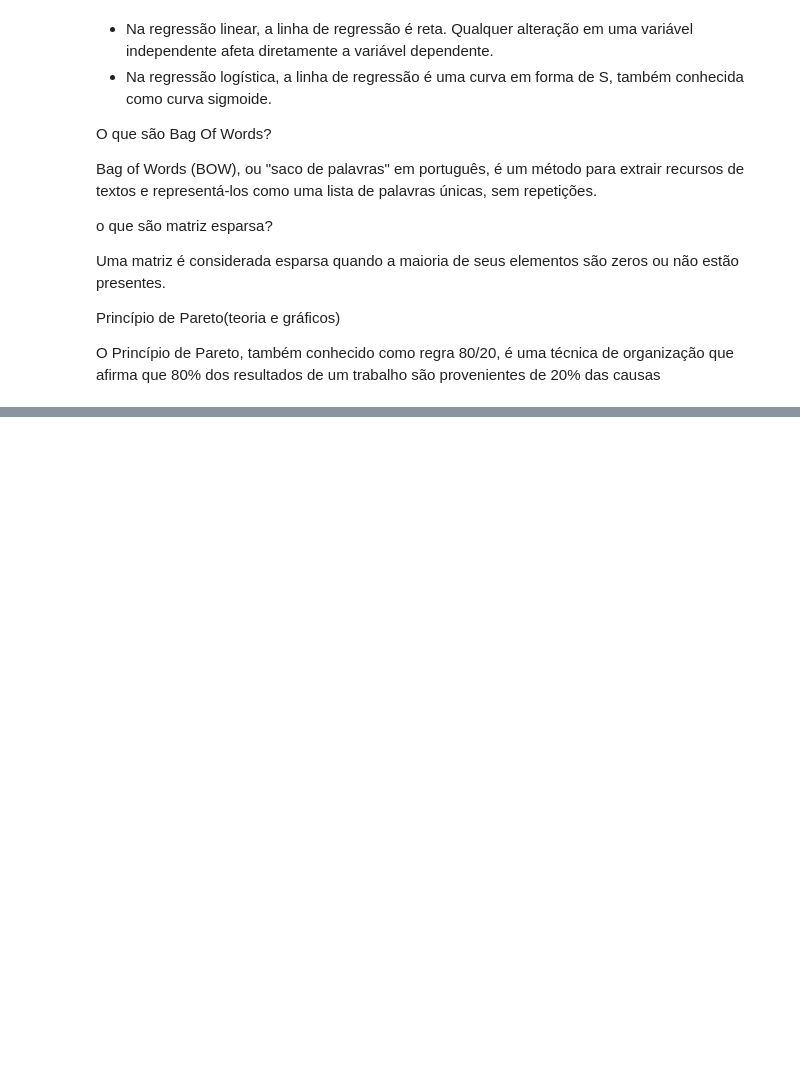
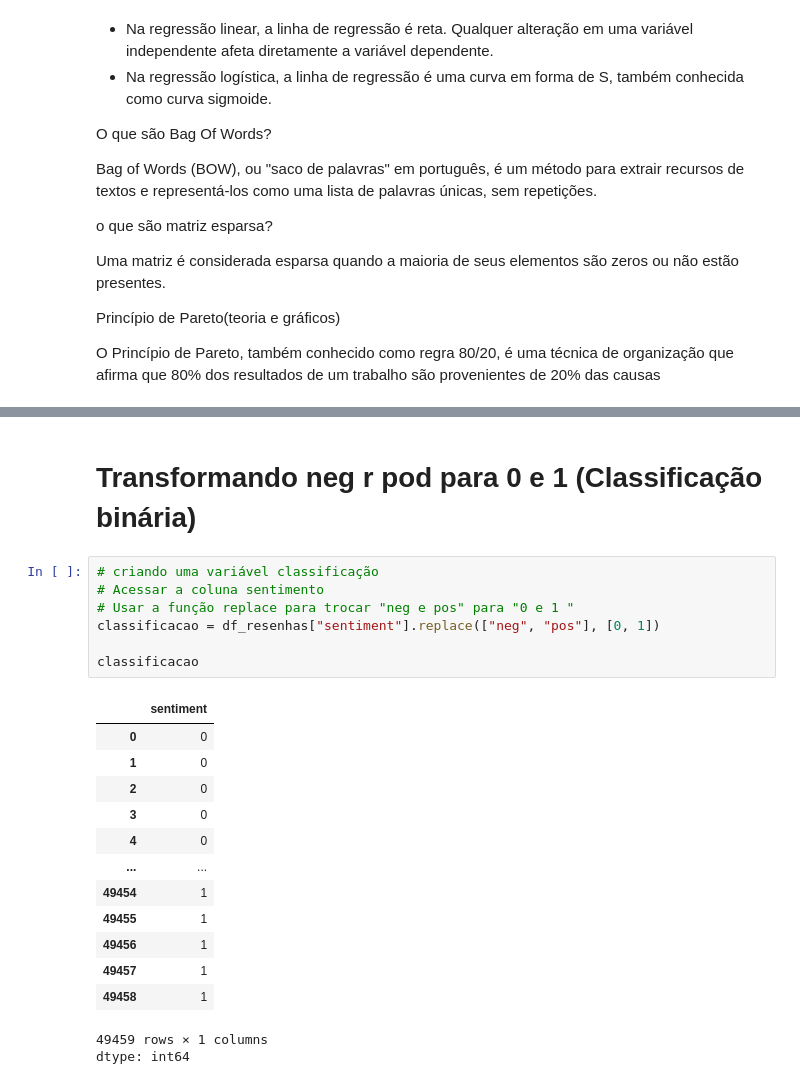
Before and after one commit to GuidoGuarda/machinelearning, a Jupyter notebook: ml_pln_03.ipynb, the cells around one changed output, grey strips where cells are left out. Drawn from its saved outputs; the diff is of its cells as text; blank space fills up the shorter version.

Commit message:
Transformação Binária

```diff
--- a/ml_pln_03.ipynb
+++ b/ml_pln_03.ipynb
@@ -354,0 +372,24 @@ O Princípio de Pareto, também conhecido como regra 80/20, é uma técnica de o
+# %% [markdown]
+# Transformando neg r pod para 0 e 1 (Classificação binária)
+# %%
+# criando uma variável classificação
+# Acessar a coluna sentimento
+# Usar a função replace para trocar "neg e pos" para "0 e 1 "
+classificacao = df_resenhas["sentiment"].replace(["neg", "pos"], [0, 1])
+
+classificacao
+# %% [output]
+|  | sentiment |
+| 0 | 0 |
+| 1 | 0 |
+| 2 | 0 |
+| 3 | 0 |
+| 4 | 0 |
+| ... | ... |
+| 49454 | 1 |
+| 49455 | 1 |
+| 49456 | 1 |
+| 49457 | 1 |
+| 49458 | 1 |
+49459 rows × 1 columns
+dtype: int64
```
Also changed, not shown: parts of 7 cells of this notebook.
